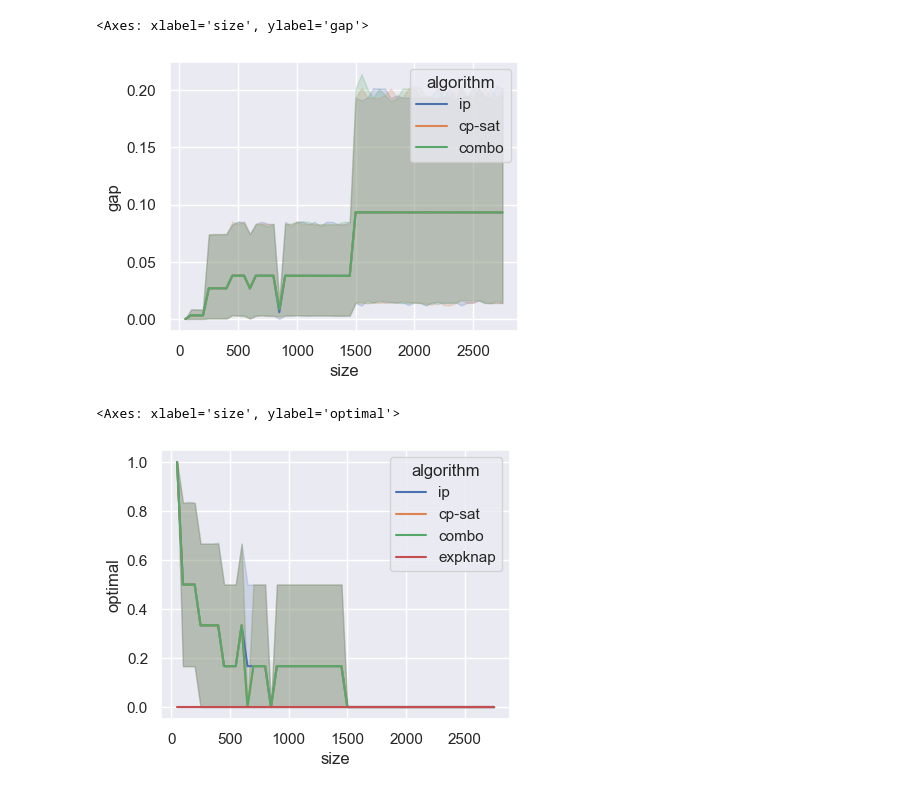
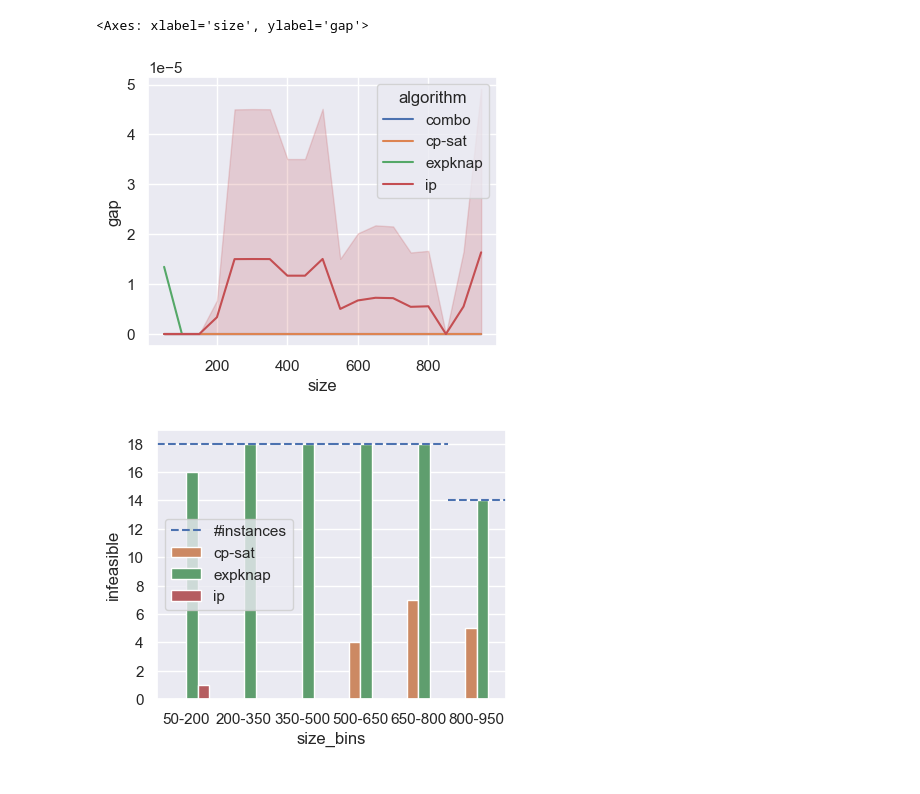
Before and after one commit to SoerenWilkening/QTG_0-1Knapsack, a Jupyter notebook: evaluation/06_classical_comparison.ipynb, the cells around one changed output. Cells and saved outputs as stored; diff of their text form; code cells hidden in the pictures.

Commit message:
basic classical comparison

```diff
--- a/evaluation/06_classical_comparison.ipynb
+++ b/evaluation/06_classical_comparison.ipynb
@@ -7,6 +7,7 @@ import seaborn as sns
 from algbench import read_as_pandas, Benchmark
 import re
 from collections import defaultdict
+import matplotlib.ticker as mtick
 
 font = {'family': 'serif', 'size': 11}
 matplotlib.rc('font', **font)
@@ -18,4 +19,4 @@ plt.rcParams['figure.figsize'] = [4.5, 3.5]
 
 sns.set_theme()
 
-result_paths = ['results/exclusive/classical_benchmark/small', 'results/exclusive/classical_benchmark/large']
+result_paths = ['results/exclusive/classical_benchmark/small']
@@ -90,30 +106,64 @@ AssertionError: Best solution is not equal to best bound for some instances [('n
 # %%
 def parse_row(row):
+    row = _row_correction(row)
+    is_feasible = row['result']['feasible']
+    if is_feasible:
+        gap = np.abs(best_bounds[row['parameters']['args']['instance']['name']] -
+                      row['result']['objective_value']) / np.abs(row['result']['objective_value'])
+    else:
+        gap = np.inf
+
+    instance_name = row['parameters']['args']['instance']['name']
+
     return {
         'algorithm': row['parameters']['args']['solver'],
         'size': row['parameters']['args']['instance']['size'],
         'elapsed_real_time': (row['result']['elapsed_real_time']),
-        'instance': row['parameters']['args']['instance']['name'],
-        'gap': np.abs(
-            best_bounds[row['parameters']['args']['instance']['name']] - row['result']['objective_value']) / np.abs(
-            row['result']['objective_value']),
+        'instance': instance_name,
+        'feasible': is_feasible,
+        'infeasible':not is_feasible,
+        'gap': gap,
         'objective_value': row['result']['objective_value'],
-        'optimal': best_bounds[row['parameters']['args']['instance']['name']] == row['result']['objective_value']
+        'optimal': best_bounds[instance_name] == row['result']['objective_value']
     }
 
 
-results = pd.concat([read_as_pandas(path, lambda row: {
+results = pd.concat([read_as_pandas(path, parse_row) for path in result_paths])
+results.sort_values(by=['algorithm', 'size'], inplace=True)
 
-}) for path in result_paths])
+evaluation_bins = list(range(50,1000,150))
+group_names = [f"{evaluation_bins[i]}-{evaluation_bins[i+1]}" for i in range(len(evaluation_bins)-1)]
+
+results['size_bins'] = pd.cut(results['size'], bins=evaluation_bins,
+                                labels=group_names, include_lowest=True, right=False)
 # %%
 fig, ax = plt.subplots()
-sns.lineplot(data=results[results["algorithm"] != "expknap"], x='size', y='gap', hue='algorithm', ax=ax)
+sns.lineplot(data=results[(results["feasible"] ==True)], x='size', y='gap', hue='algorithm', ax=ax)
 # %% [output]
 <Axes: xlabel='size', ylabel='gap'>
-[figure, old version]
+[figure, new version]
 # %%
+how_many_infeasible = results.groupby(['algorithm', 'size_bins'], observed=True)['infeasible'].sum().reset_index()
+how_many_feasible = results.groupby(['algorithm', 'size_bins'], observed=True)['feasible'].sum().reset_index()
+
 fig, ax = plt.subplots()
-sns.lineplot(data=results, x='size', y='optimal', hue='algorithm', ax=ax)
+
+for i, row in how_many_feasible.iterrows():
+    if row['algorithm'] != "combo":
+        continue
+    ax.plot([i-0.5, i+0.5], [row['feasible'], row['feasible']], color='C0', linestyle='--', label="#instances" if i == 0 else None)
+
+sns.barplot(data=how_many_infeasible[how_many_infeasible["algorithm"] != "combo"], x='size_bins', y='infeasible', hue='algorithm', hue_order=["combo", "cp-sat", "expknap", "ip"], ax=ax)
+
+ax.set_ylim(0, 19)
+ax.set_yticks(list(range(0, 20, 2)))
+
+legend = ax.legend()
+handles, labels = ax.get_legend_handles_labels()
+
+
+ax.legend(handles=handles[:1]+handles[2:], labels=labels[:1]+labels[2:])
+
+plt.show()
 # %% [output]
-<Axes: xlabel='size', ylabel='optimal'>
-[figure, old version]
+[figure, new version]
```
Also changed, not shown: parts of 3 cells of this notebook.
